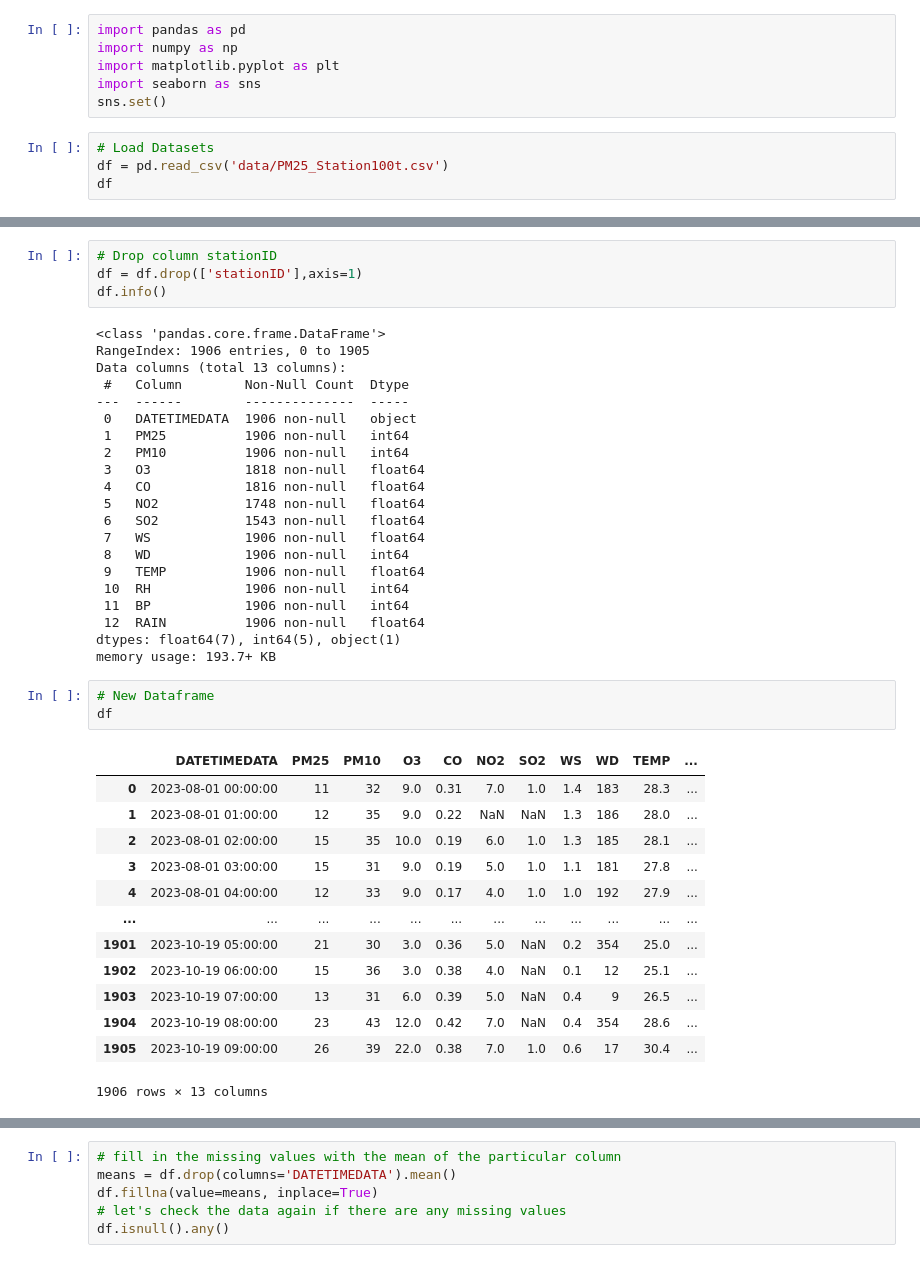
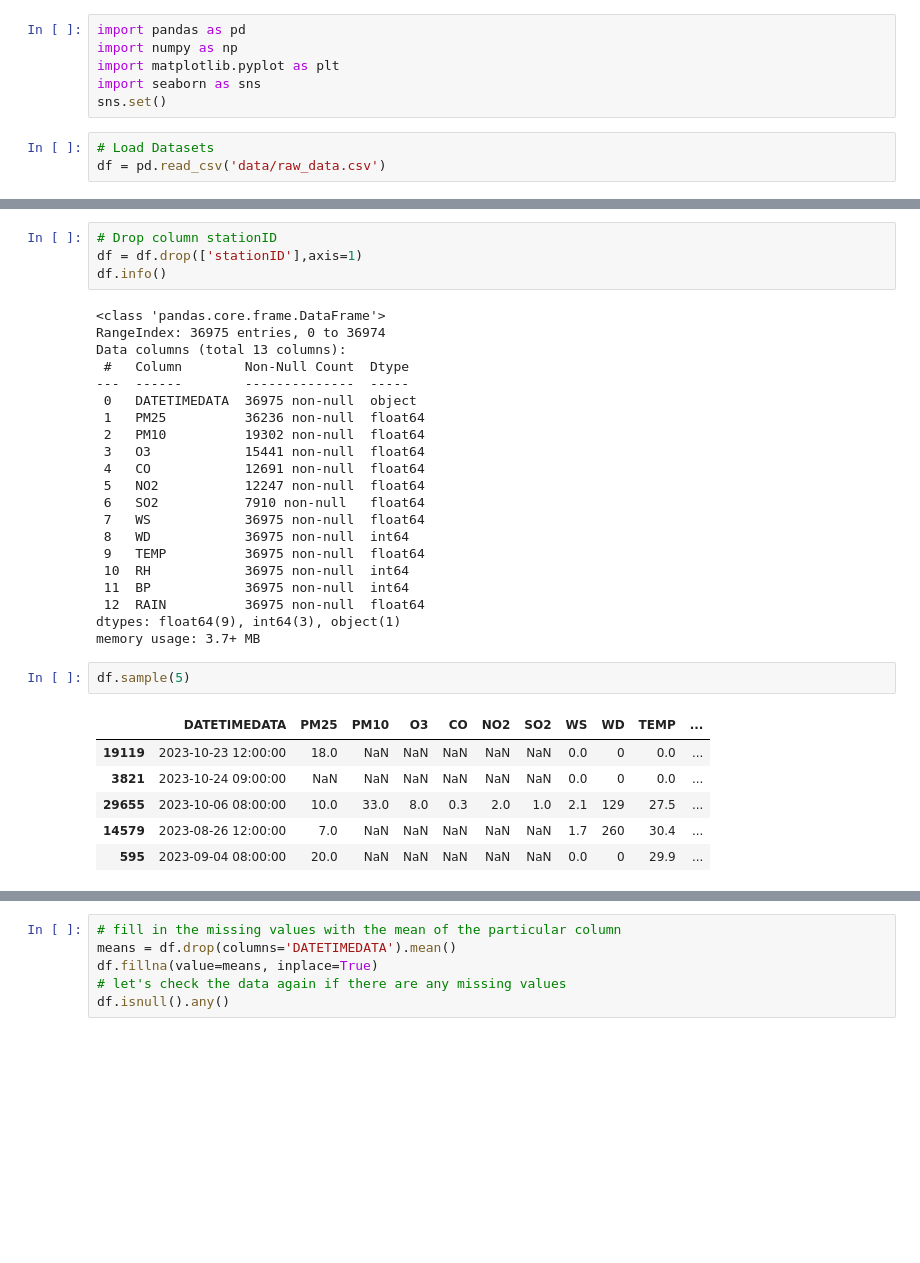
Before and after one commit to bestculling/PM2.5-Prediction-Process, a Jupyter notebook: Preprocessing.ipynb, the cells around one changed output, grey strips where cells are left out. Cells and saved outputs as stored; diff of their text form; blank space fills up the shorter version.

```diff
--- a/Preprocessing.ipynb
+++ b/Preprocessing.ipynb
@@ -6,5 +6,4 @@ import seaborn as sns
 sns.set()
 # %%
 # Load Datasets
-df = pd.read_csv('data/PM25_Station100t.csv')
-df
+df = pd.read_csv('data/raw_data.csv')
@@ -53,42 +38,34 @@ df = df.drop(['stationID'],axis=1)
 df.info()
 # %% [output]
 <class 'pandas.core.frame.DataFrame'>
-RangeIndex: 1906 entries, 0 to 1905
+RangeIndex: 36975 entries, 0 to 36974
 Data columns (total 13 columns):
  #   Column        Non-Null Count  Dtype
 ---  ------        --------------  -----
- 0   DATETIMEDATA  1906 non-null   object
- 1   PM25          1906 non-null   int64
- 2   PM10          1906 non-null   int64
- 3   O3            1818 non-null   float64
- 4   CO            1816 non-null   float64
- 5   NO2           1748 non-null   float64
- 6   SO2           1543 non-null   float64
- 7   WS            1906 non-null   float64
- 8   WD            1906 non-null   int64
- 9   TEMP          1906 non-null   float64
- 10  RH            1906 non-null   int64
- 11  BP            1906 non-null   int64
- 12  RAIN          1906 non-null   float64
-dtypes: float64(7), int64(5), object(1)
-memory usage: 193.7+ KB
+ 0   DATETIMEDATA  36975 non-null  object
+ 1   PM25          36236 non-null  float64
+ 2   PM10          19302 non-null  float64
+ 3   O3            15441 non-null  float64
+ 4   CO            12691 non-null  float64
+ 5   NO2           12247 non-null  float64
+ 6   SO2           7910 non-null   float64
+ 7   WS            36975 non-null  float64
+ 8   WD            36975 non-null  int64
+ 9   TEMP          36975 non-null  float64
+ 10  RH            36975 non-null  int64
+ 11  BP            36975 non-null  int64
+ 12  RAIN          36975 non-null  float64
+dtypes: float64(9), int64(3), object(1)
+memory usage: 3.7+ MB
 # %%
-# New Dataframe
-df
+df.sample(5)
 # %% [output]
 |  | DATETIMEDATA | PM25 | PM10 | O3 | CO | NO2 | SO2 | WS | WD | TEMP | ... |
-| 0 | 2023-08-01 00:00:00 | 11 | 32 | 9.0 | 0.31 | 7.0 | 1.0 | 1.4 | 183 | 28.3 | ... |
-| 1 | 2023-08-01 01:00:00 | 12 | 35 | 9.0 | 0.22 | NaN | NaN | 1.3 | 186 | 28.0 | ... |
-| 2 | 2023-08-01 02:00:00 | 15 | 35 | 10.0 | 0.19 | 6.0 | 1.0 | 1.3 | 185 | 28.1 | ... |
-| 3 | 2023-08-01 03:00:00 | 15 | 31 | 9.0 | 0.19 | 5.0 | 1.0 | 1.1 | 181 | 27.8 | ... |
-| 4 | 2023-08-01 04:00:00 | 12 | 33 | 9.0 | 0.17 | 4.0 | 1.0 | 1.0 | 192 | 27.9 | ... |
-| ... | ... | ... | ... | ... | ... | ... | ... | ... | ... | ... | ... |
-| 1901 | 2023-10-19 05:00:00 | 21 | 30 | 3.0 | 0.36 | 5.0 | NaN | 0.2 | 354 | 25.0 | ... |
-| 1902 | 2023-10-19 06:00:00 | 15 | 36 | 3.0 | 0.38 | 4.0 | NaN | 0.1 | 12 | 25.1 | ... |
-| 1903 | 2023-10-19 07:00:00 | 13 | 31 | 6.0 | 0.39 | 5.0 | NaN | 0.4 | 9 | 26.5 | ... |
-| 1904 | 2023-10-19 08:00:00 | 23 | 43 | 12.0 | 0.42 | 7.0 | NaN | 0.4 | 354 | 28.6 | ... |
-| 1905 | 2023-10-19 09:00:00 | 26 | 39 | 22.0 | 0.38 | 7.0 | 1.0 | 0.6 | 17 | 30.4 | ... |
+| 19119 | 2023-10-23 12:00:00 | 18.0 | NaN | NaN | NaN | NaN | NaN | 0.0 | 0 | 0.0 | ... |
+| 3821 | 2023-10-24 09:00:00 | NaN | NaN | NaN | NaN | NaN | NaN | 0.0 | 0 | 0.0 | ... |
+| 29655 | 2023-10-06 08:00:00 | 10.0 | 33.0 | 8.0 | 0.3 | 2.0 | 1.0 | 2.1 | 129 | 27.5 | ... |
+| 14579 | 2023-08-26 12:00:00 | 7.0 | NaN | NaN | NaN | NaN | NaN | 1.7 | 260 | 30.4 | ... |
+| 595 | 2023-09-04 08:00:00 | 20.0 | NaN | NaN | NaN | NaN | NaN | 0.0 | 0 | 29.9 | ... |
-1906 rows × 13 columns
 # %%
 # check for duplicated values and null values
 print('Are there any duplicated values in our data ? : {}\n'.format(df.duplicated().any()))
```
Also changed, not shown: parts of 13 cells of this notebook, 12 other files.
